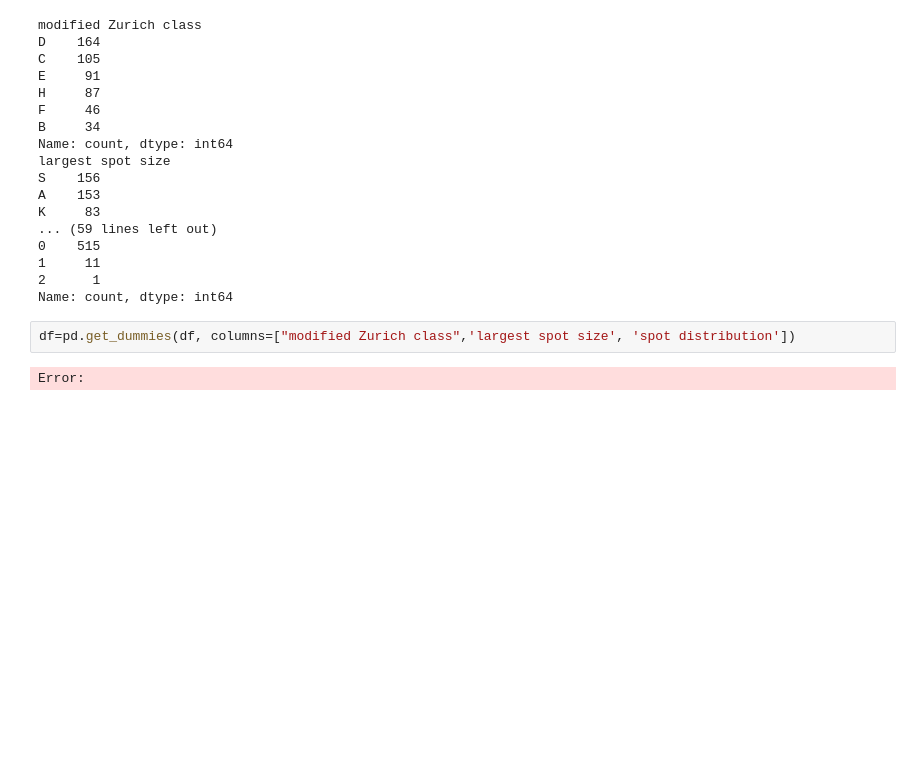
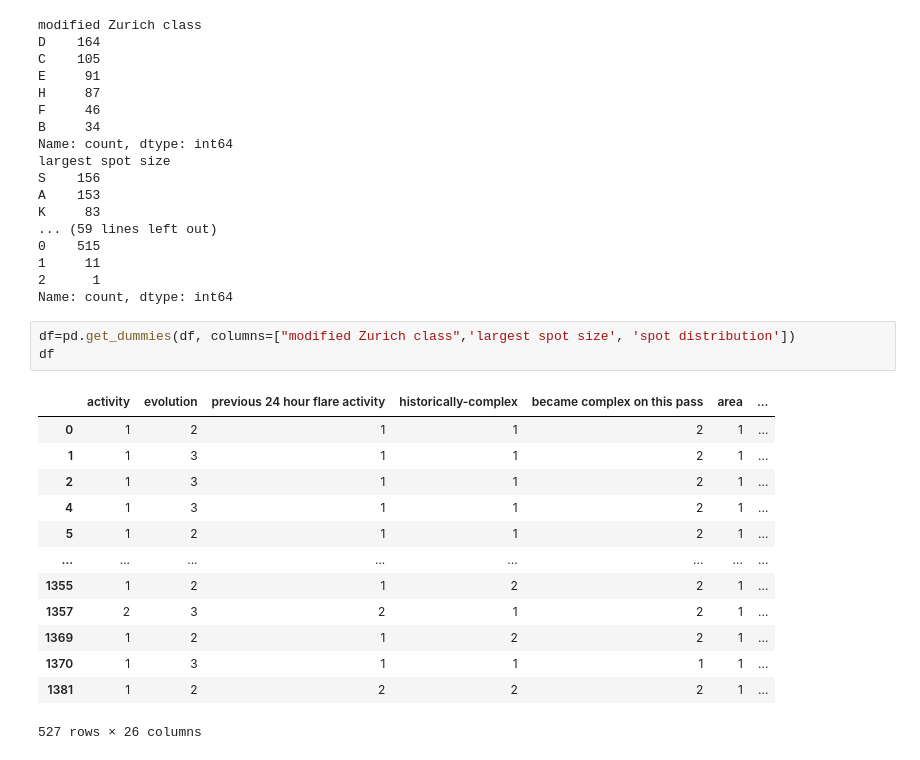
Before and after one commit to rf266/End-to-End-Solar-Flare-Regression-Model, a Jupyter notebook: EDA/EDA.ipynb, the cells around one changed output. Saved outputs shown, nothing was run; the diff lists cells and outputs as text; blank space fills up the shorter version.

```diff
--- a/EDA/EDA.ipynb
+++ b/EDA/EDA.ipynb
@@ -128,8 +128,21 @@ K     83
 Name: count, dtype: int64
 # %%
 df=pd.get_dummies(df, columns=["modified Zurich class",'largest spot size', 'spot distribution'])
+df
 # %% [output]
+|  | activity | evolution | previous 24 hour flare activity | historically-complex | became complex on this pass | area | ... |
+| 0 | 1 | 2 | 1 | 1 | 2 | 1 | ... |
+| 1 | 1 | 3 | 1 | 1 | 2 | 1 | ... |
+| 2 | 1 | 3 | 1 | 1 | 2 | 1 | ... |
+| 4 | 1 | 3 | 1 | 1 | 2 | 1 | ... |
+| 5 | 1 | 2 | 1 | 1 | 2 | 1 | ... |
+| ... | ... | ... | ... | ... | ... | ... | ... |
+| 1355 | 1 | 2 | 1 | 2 | 2 | 1 | ... |
+| 1357 | 2 | 3 | 2 | 1 | 2 | 1 | ... |
+| 1369 | 1 | 2 | 1 | 2 | 2 | 1 | ... |
+| 1370 | 1 | 3 | 1 | 1 | 1 | 1 | ... |
+| 1381 | 1 | 2 | 2 | 2 | 2 | 1 | ... |
-Error:
+527 rows × 26 columns
 # %%
 X = df.drop(['common flares', 'moderate flares', 'severe flares'], axis=1)
 y = df[['common flares', 'moderate flares', 'severe flares']]
```
Also changed, not shown: parts of 8 cells of this notebook, 4 other files.
